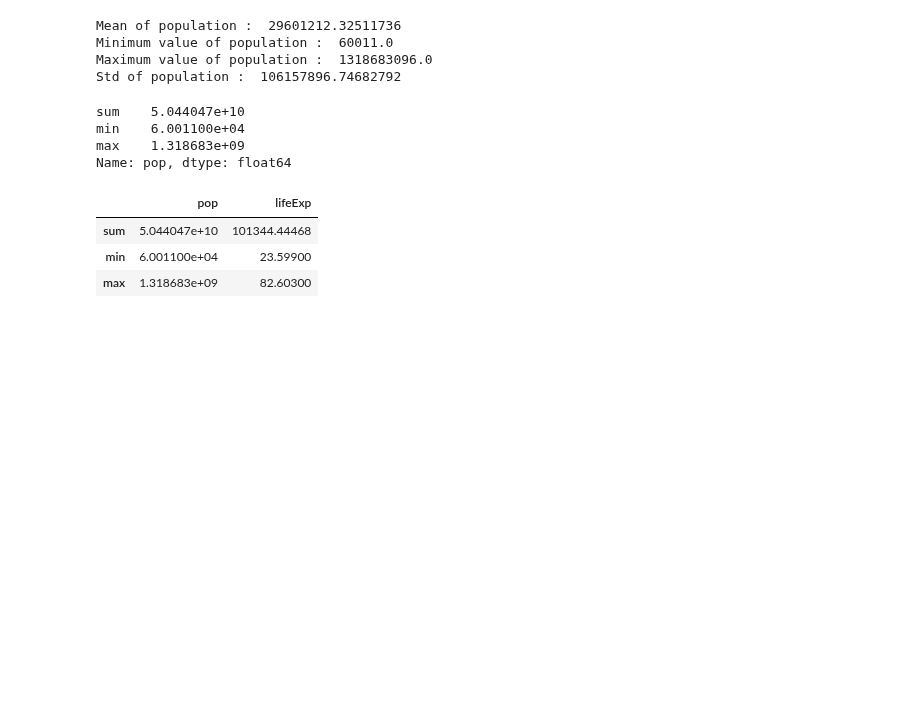
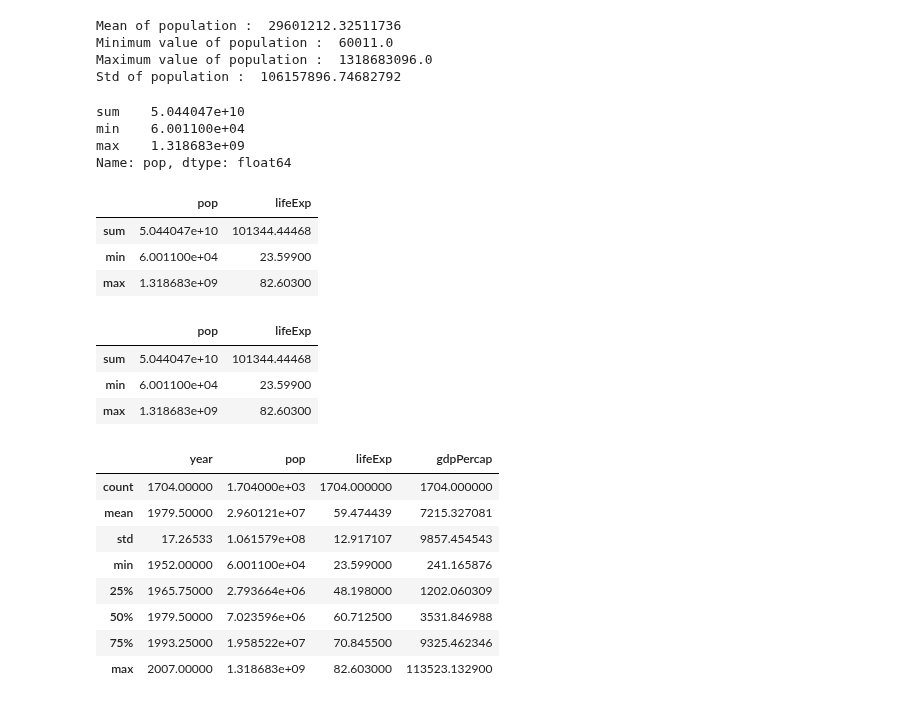
Before and after one commit to tayyabsarfraz/Introduction-to-Data-Analyst-and-Data-Science, a Jupyter notebook: Module no 02- Python for Data Scientists/Pandas for Data Scientists/Lec-2.09_00(Pandas-00-Introduction).ipynb, the cells around one changed output. Saved outputs shown, nothing was run; the diff lists cells and outputs as text; code cells hidden in the pictures; blank space fills up the shorter version.

```diff
--- a/Module no 02- Python for Data Scientists/Pandas for Data Scientists/Lec-2.09_00(Pandas-00-Introduction).ipynb
+++ b/Module no 02- Python for Data Scientists/Pandas for Data Scientists/Lec-2.09_00(Pandas-00-Introduction).ipynb
@@ -270,3 +272,25 @@ gapminder[['pop','lifeExp']].aggregate(['sum','min','max'])
 | sum | 5.044047e+10 | 101344.44468 |
 | min | 6.001100e+04 | 23.59900 |
 | max | 1.318683e+09 | 82.60300 |
+# %%
+# We can also perform above task by using below code
+gapminder.aggregate({'pop':['sum','min','max'],
+                    'lifeExp':['sum','min','max']})
+# %% [output]
+|  | pop | lifeExp |
+| sum | 5.044047e+10 | 101344.44468 |
+| min | 6.001100e+04 | 23.59900 |
+| max | 1.318683e+09 | 82.60300 |
+# %%
+# df.describe()  gives overall descriptive view of our dataset
+gapminder.describe()
+# %% [output]
+|  | year | pop | lifeExp | gdpPercap |
+| count | 1704.00000 | 1.704000e+03 | 1704.000000 | 1704.000000 |
+| mean | 1979.50000 | 2.960121e+07 | 59.474439 | 7215.327081 |
+| std | 17.26533 | 1.061579e+08 | 12.917107 | 9857.454543 |
+| min | 1952.00000 | 6.001100e+04 | 23.599000 | 241.165876 |
+| 25% | 1965.75000 | 2.793664e+06 | 48.198000 | 1202.060309 |
+| 50% | 1979.50000 | 7.023596e+06 | 60.712500 | 3531.846988 |
+| 75% | 1993.25000 | 1.958522e+07 | 70.845500 | 9325.462346 |
+| max | 2007.00000 | 1.318683e+09 | 82.603000 | 113523.132900 |
```
Also changed, not shown: parts of 9 cells of this notebook, 4 other files.
